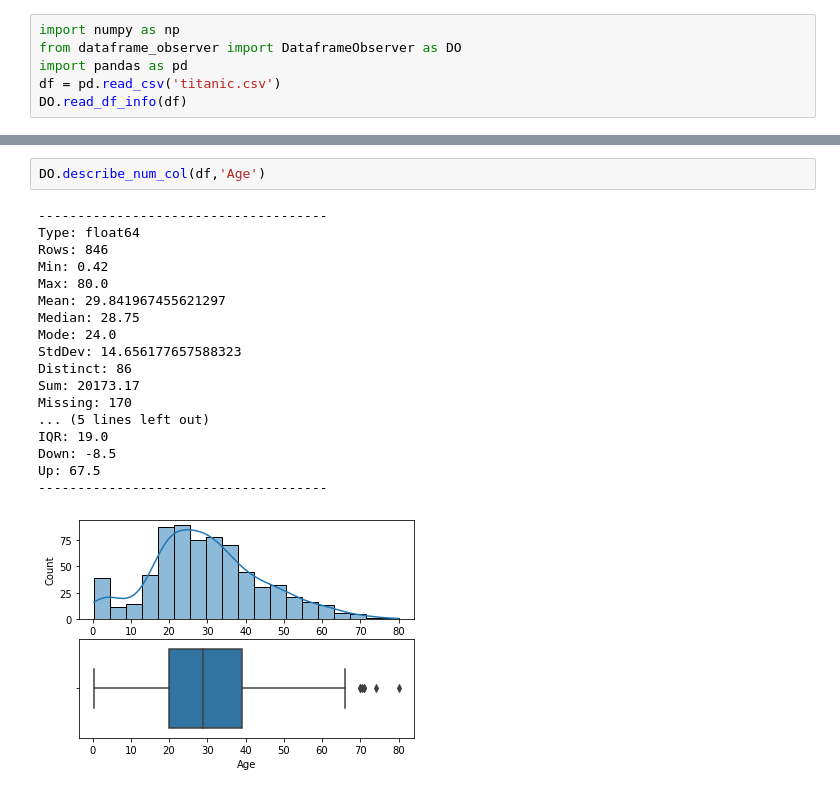
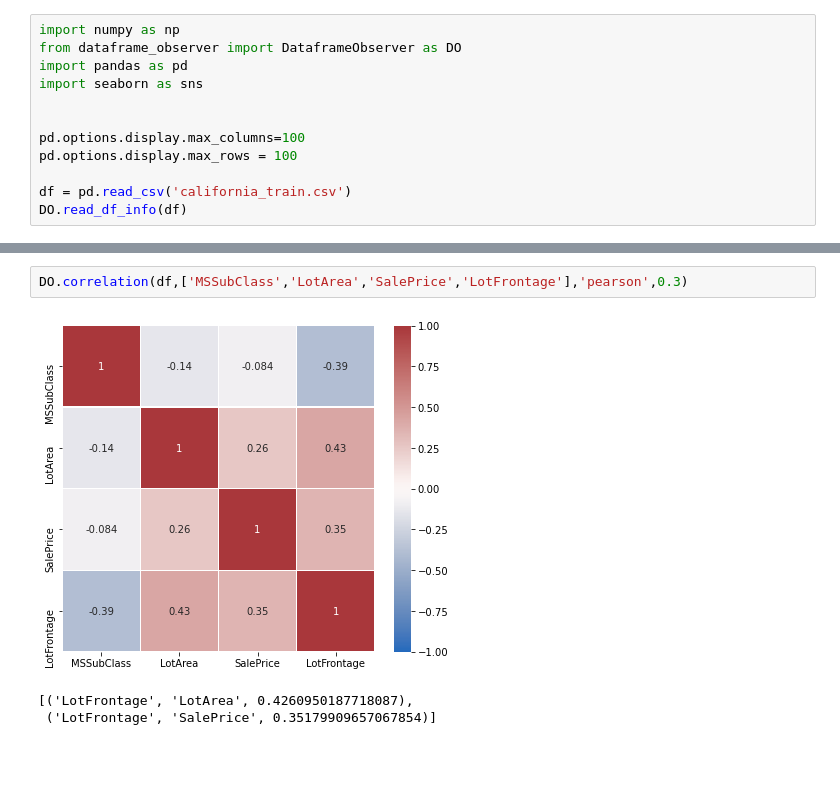
Before and after one commit to HunterKruger/Layzee, a Jupyter notebook: test_dataframe_observer.ipynb, the cells around one changed output, grey strips where cells are left out. Drawn from its saved outputs; the diff is of its cells as text; blank space fills up the shorter version.

```diff
--- a/test_dataframe_observer.ipynb
+++ b/test_dataframe_observer.ipynb
@@ -2,7 +2,13 @@
 import numpy as np
 from dataframe_observer import DataframeObserver as DO
 import pandas as pd
-df = pd.read_csv('titanic.csv')
+import seaborn as sns
+
+
+pd.options.display.max_columns=100
+pd.options.display.max_rows = 100
+
+df = pd.read_csv('california_train.csv')
 DO.read_df_info(df)
 # %% [output]
 ------------------
@@ -43,21 +31,6 @@ Top 4 values:
-# %%
-DO.describe_num_col(df,'Age')
-# %% [output]
--------------------------------------
-Type: float64
-Rows: 846
-Min: 0.42
-Max: 80.0
-Mean: 29.841967455621297
-Median: 28.75
-Mode: 24.0
-StdDev: 14.656177657588323
-Distinct: 86
-Sum: 20173.17
-Missing: 170
-... (5 lines left out)
-IQR: 19.0
-Down: -8.5
-Up: 67.5
--------------------------------------
-[figure, removed]
+# %%
+DO.correlation(df,['MSSubClass','LotArea','SalePrice','LotFrontage'],'pearson',0.3)
+# %% [output]
+[figure, added]
+[('LotFrontage', 'LotArea', 0.4260950187718087),
+ ('LotFrontage', 'SalePrice', 0.35179909657067854)]
```
Also changed, not shown: parts of 6 cells of this notebook, 10 other files.
